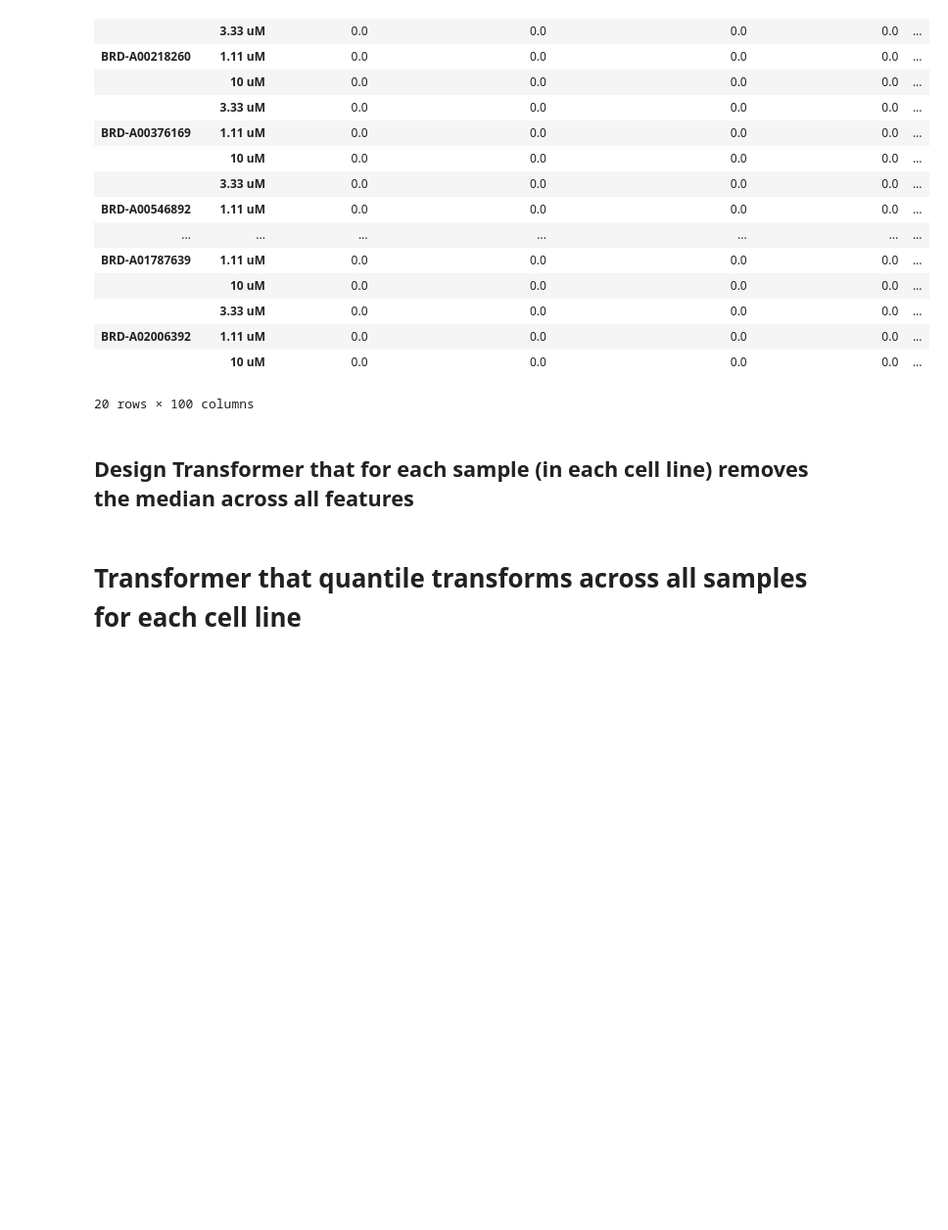
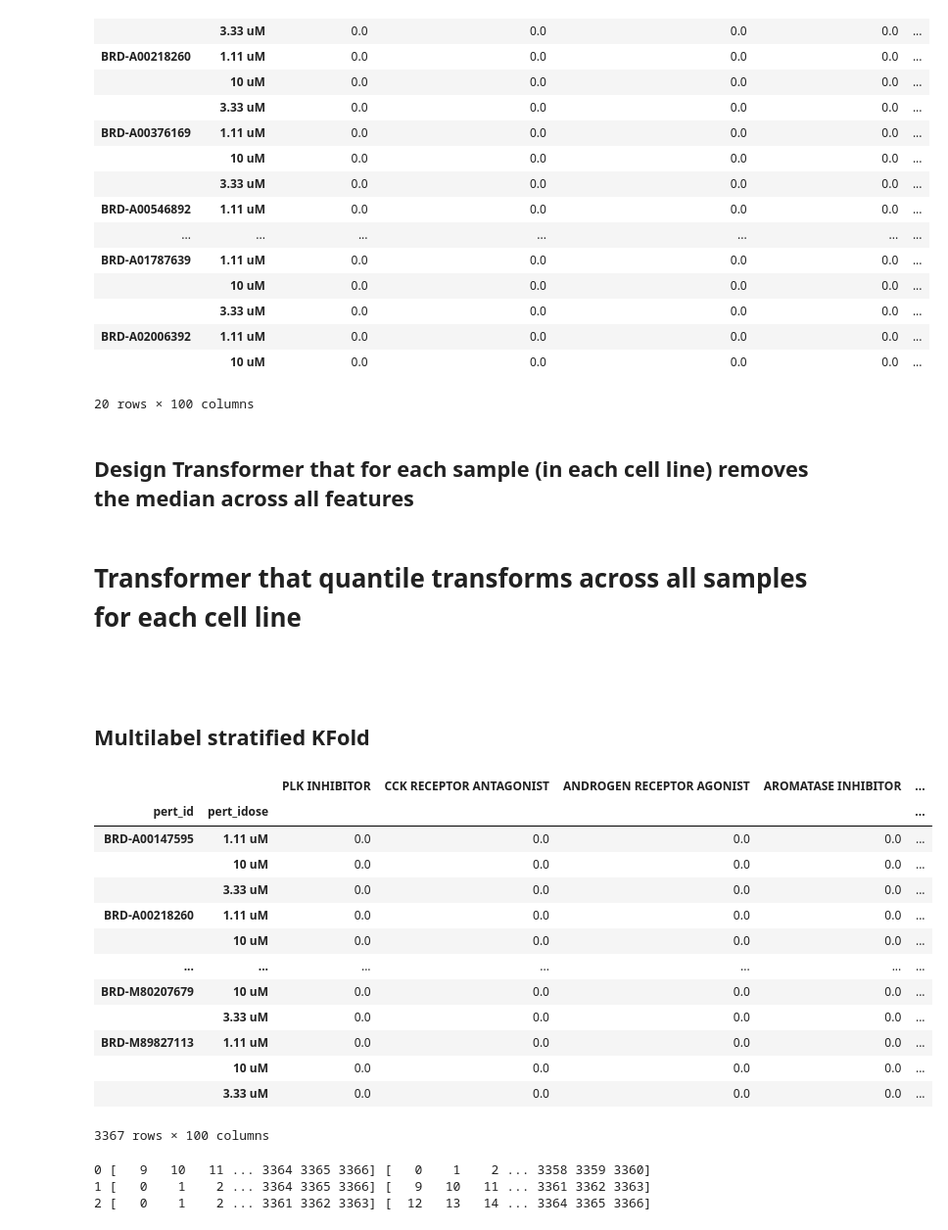
Before and after one commit to naviddianati/DeepL1000, a Jupyter notebook: data_test.ipynb, the cells around one changed output. Shown at 98% size. Cells and saved outputs as stored; diff of their text form; code cells hidden in the pictures; blank space fills up the shorter version.

```diff
--- a/data_test.ipynb
+++ b/data_test.ipynb
@@ -203,3 +203,29 @@ class TransformerQuantileTransform:
 # %%
 tr = TransformerQuantileTransform()
 XX = tr.fit_transform(X_train)
+# %% [markdown]
+#
+# %% [markdown]
+## Multilabel stratified KFold
+# %%
+import MOA_L1000.dataprep as dataprep
+import MOA_L1000.dataload as dataload
+
+X_train, y_train, w_train, X_holdout, y_holdout = dataload.load_data_v1()
+# %%
+y_train
+# %% [output]
+|  |  | PLK INHIBITOR | CCK RECEPTOR ANTAGONIST | ANDROGEN RECEPTOR AGONIST | AROMATASE INHIBITOR | ... |
+| pert_id | pert_idose |  |  |  |  | ... |
+| BRD-A00147595 | 1.11 uM | 0.0 | 0.0 | 0.0 | 0.0 | ... |
+|  | 10 uM | 0.0 | 0.0 | 0.0 | 0.0 | ... |
+|  | 3.33 uM | 0.0 | 0.0 | 0.0 | 0.0 | ... |
+| BRD-A00218260 | 1.11 uM | 0.0 | 0.0 | 0.0 | 0.0 | ... |
+|  | 10 uM | 0.0 | 0.0 | 0.0 | 0.0 | ... |
+| ... | ... | ... | ... | ... | ... | ... |
+| BRD-M80207679 | 10 uM | 0.0 | 0.0 | 0.0 | 0.0 | ... |
+|  | 3.33 uM | 0.0 | 0.0 | 0.0 | 0.0 | ... |
+| BRD-M89827113 | 1.11 uM | 0.0 | 0.0 | 0.0 | 0.0 | ... |
+|  | 10 uM | 0.0 | 0.0 | 0.0 | 0.0 | ... |
+|  | 3.33 uM | 0.0 | 0.0 | 0.0 | 0.0 | ... |
+3367 rows × 100 columns
@@ -205,0 +257,8 @@ XX = tr.fit_transform(X_train)
+# %%
+splitter = multilabel_stratified_kfold_by_drug(y_train, n_splits=3)
+for fold_counter, (ids_train, ids_test) in enumerate(splitter):
+    print(fold_counter, ids_train, ids_test)
+# %% [output]
+0 [   9   10   11 ... 3364 3365 3366] [   0    1    2 ... 3358 3359 3360]
+1 [   0    1    2 ... 3364 3365 3366] [   9   10   11 ... 3361 3362 3363]
+2 [   0    1    2 ... 3361 3362 3363] [  12   13   14 ... 3364 3365 3366]
```
Also changed, not shown: parts of 2 cells of this notebook, 3 other files.
